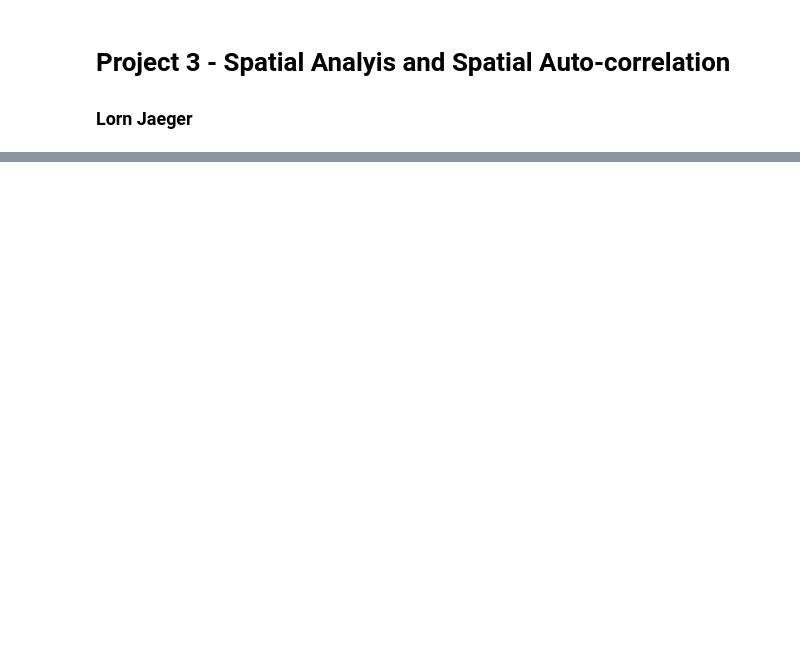
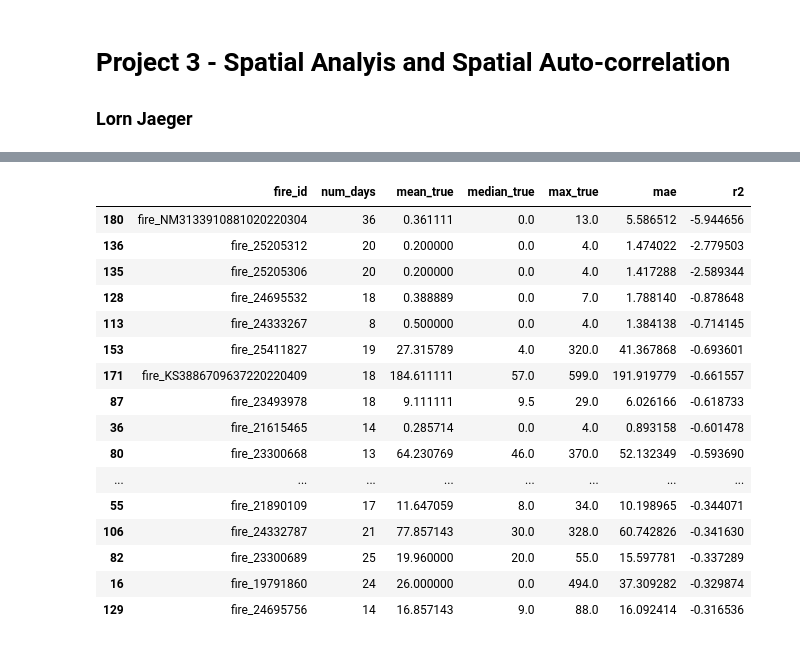
Before and after one commit to lorn-jaeger/wsts-regression, a Jupyter notebook: notebooks/02_processing.ipynb, the cells around one changed output, grey strips where cells are left out. Drawn from its saved outputs; the diff is of its cells as text; code cells hidden in the pictures; blank space fills up the shorter version.

```diff
--- a/notebooks/02_processing.ipynb
+++ b/notebooks/02_processing.ipynb
@@ -183,0 +278,54 @@ plt.show()
+# %%
+import pandas as pd
+import numpy as np
+from sklearn.metrics import mean_absolute_error, r2_score
+
+# True and predicted values for test fires
+test_df = df.loc[test_idx].copy()
+test_df["pred"] = preds
+
+results = []
+
+for fire_id, g in test_df.groupby("fire_id"):
+    y_true = g["next_day_fire"].values
+    y_pred = g["pred"].values
+
+    mae = mean_absolute_error(y_true, y_pred)
+
+    # Handle fires with no variance (R² undefined)
+    if y_true.std() == 0:
+        r2 = np.nan
+    else:
+        r2 = r2_score(y_true, y_pred)
+
+    results.append({
+        "fire_id": fire_id,
+        "num_days": len(g),
+        "mean_true": y_true.mean(),
+        "median_true": np.median(y_true),
+        "max_true": y_true.max(),
+        "mae": mae,
+        "r2": r2
+    })
+
+fire_perf = pd.DataFrame(results)
+fire_perf = fire_perf.sort_values("r2")
+fire_perf.head(20)
+# %% [output]
+|  | fire_id | num_days | mean_true | median_true | max_true | mae | r2 |
+| 180 | fire_NM3133910881020220304 | 36 | 0.361111 | 0.0 | 13.0 | 5.586512 | -5.944656 |
+| 136 | fire_25205312 | 20 | 0.200000 | 0.0 | 4.0 | 1.474022 | -2.779503 |
+| 135 | fire_25205306 | 20 | 0.200000 | 0.0 | 4.0 | 1.417288 | -2.589344 |
+| 128 | fire_24695532 | 18 | 0.388889 | 0.0 | 7.0 | 1.788140 | -0.878648 |
+| 113 | fire_24333267 | 8 | 0.500000 | 0.0 | 4.0 | 1.384138 | -0.714145 |
+| 153 | fire_25411827 | 19 | 27.315789 | 4.0 | 320.0 | 41.367868 | -0.693601 |
+| 171 | fire_KS3886709637220220409 | 18 | 184.611111 | 57.0 | 599.0 | 191.919779 | -0.661557 |
+| 87 | fire_23493978 | 18 | 9.111111 | 9.5 | 29.0 | 6.026166 | -0.618733 |
+| 36 | fire_21615465 | 14 | 0.285714 | 0.0 | 4.0 | 0.893158 | -0.601478 |
+| 80 | fire_23300668 | 13 | 64.230769 | 46.0 | 370.0 | 52.132349 | -0.593690 |
+| ... | ... | ... | ... | ... | ... | ... | ... |
+| 55 | fire_21890109 | 17 | 11.647059 | 8.0 | 34.0 | 10.198965 | -0.344071 |
+| 106 | fire_24332787 | 21 | 77.857143 | 30.0 | 328.0 | 60.742826 | -0.341630 |
+| 82 | fire_23300689 | 25 | 19.960000 | 20.0 | 55.0 | 15.597781 | -0.337289 |
+| 16 | fire_19791860 | 24 | 26.000000 | 0.0 | 494.0 | 37.309282 | -0.329874 |
+| 129 | fire_24695756 | 14 | 16.857143 | 9.0 | 88.0 | 16.092414 | -0.316536 |
```
Also changed, not shown: parts of 20 cells of this notebook, 5 other files.
